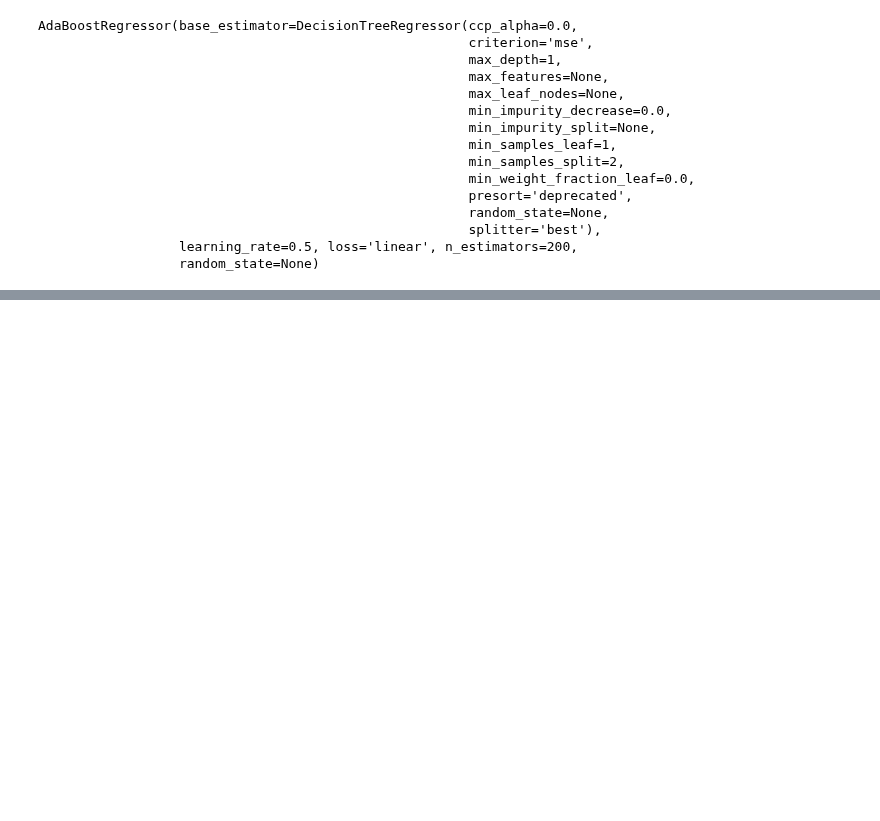
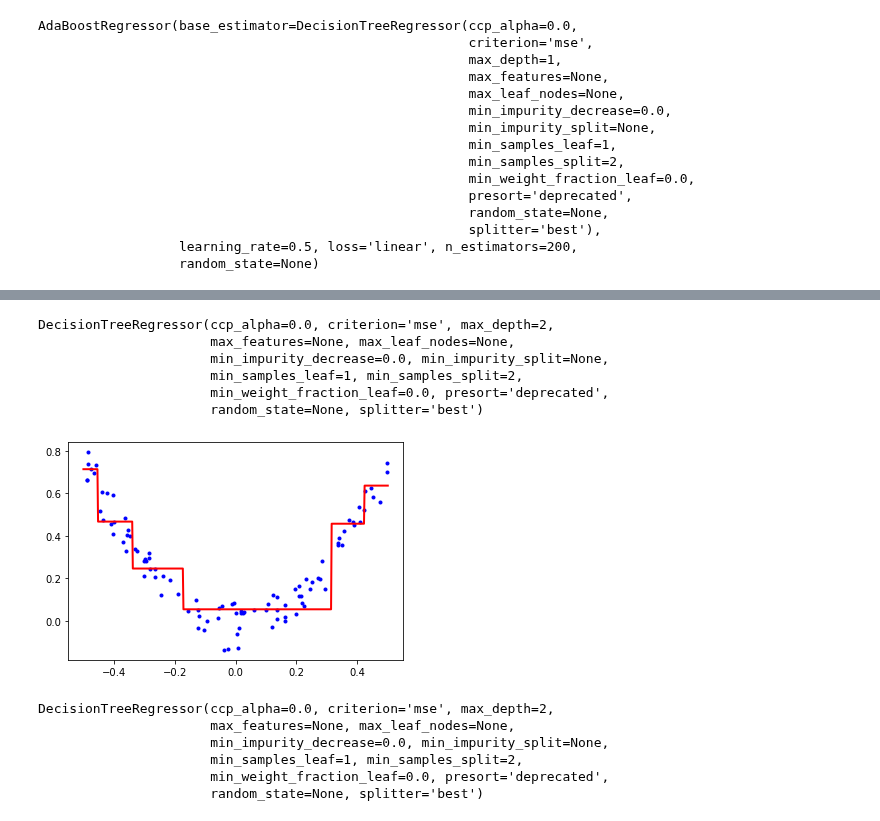
Before and after one commit to codywill/ml-sandbox, a Jupyter notebook: hands-on/Chapter 7 - Ensemble Learning.ipynb, the cells around one changed output, grey strips where cells are left out. Saved outputs shown, nothing was run; the diff lists cells and outputs as text; code cells hidden in the pictures; blank space fills up the shorter version.

```diff
--- a/hands-on/Chapter 7 - Ensemble Learning.ipynb
+++ b/hands-on/Chapter 7 - Ensemble Learning.ipynb
@@ -460,0 +494,30 @@ mean_squared_error(y_test, ada_reg.predict(X_test))
+# %%
+# Determine residual errors from first predictor
+y2 = y - tree_reg1.predict(X)
+
+# Fit a new predictor to the residuals
+tree_reg2 = DecisionTreeRegressor(max_depth=2)
+tree_reg2.fit(X, y2)
+# %% [output]
+DecisionTreeRegressor(ccp_alpha=0.0, criterion='mse', max_depth=2,
+                      max_features=None, max_leaf_nodes=None,
+                      min_impurity_decrease=0.0, min_impurity_split=None,
+                      min_samples_leaf=1, min_samples_split=2,
+                      min_weight_fraction_leaf=0.0, presort='deprecated',
+                      random_state=None, splitter='best')
+# %%
+plot_regs([tree_reg1, tree_reg2])
+# %% [output]
+[figure, added]
+# %%
+# Repeat for a third predictor
+y3 = y2 - tree_reg2.predict(X)
+tree_reg3 = DecisionTreeRegressor(max_depth=2)
+tree_reg3.fit(X, y3)
+# %% [output]
+DecisionTreeRegressor(ccp_alpha=0.0, criterion='mse', max_depth=2,
+                      max_features=None, max_leaf_nodes=None,
+                      min_impurity_decrease=0.0, min_impurity_split=None,
+                      min_samples_leaf=1, min_samples_split=2,
+                      min_weight_fraction_leaf=0.0, presort='deprecated',
+                      random_state=None, splitter='best')
```
Also changed, not shown: parts of 41 cells of this notebook.
